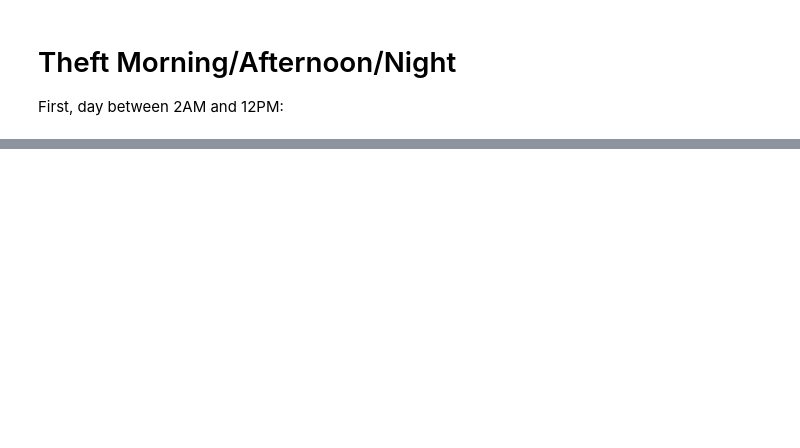
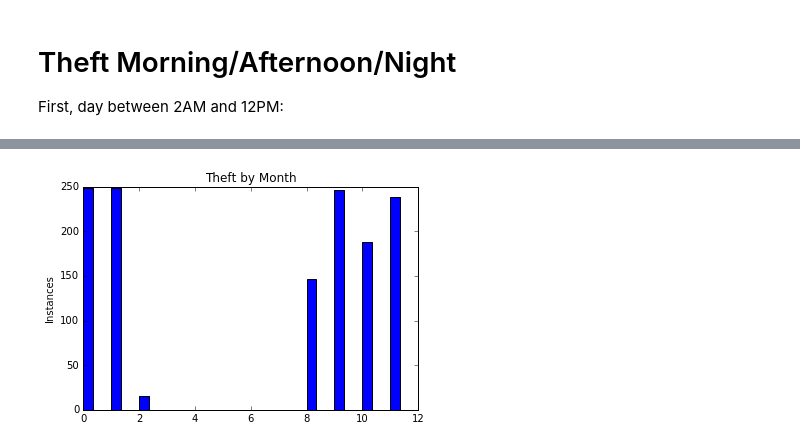
Before and after one commit to Hoverbear/PHYS-248, a Jupyter notebook: Assignment_04/A4P2.ipynb, the cells around one changed output, grey strips where cells are left out. Saved outputs shown, nothing was run; the diff lists cells and outputs as text; code cells hidden in the pictures; blank space fills up the shorter version.

```diff
--- a/Assignment_04/A4P2.ipynb
+++ b/Assignment_04/A4P2.ipynb
@@ -342,0 +375,4 @@ WARNING: pylab import has clobbered these variables: ['plot']
+# %%
+bars("Theft", categories["Theft"]["crimes"], "month")
+# %% [output]
+[figure, added]
```
Also changed, not shown: parts of 16 cells of this notebook.
